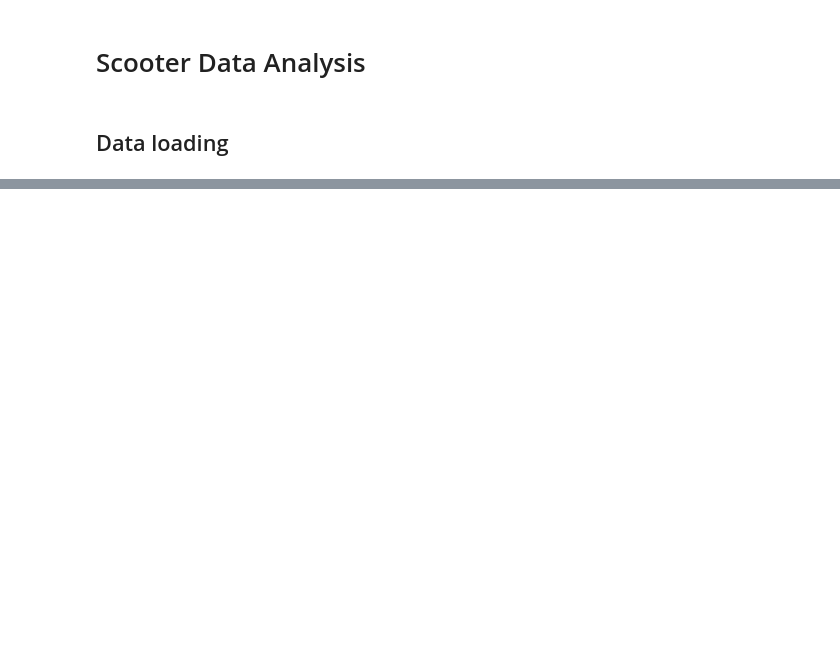
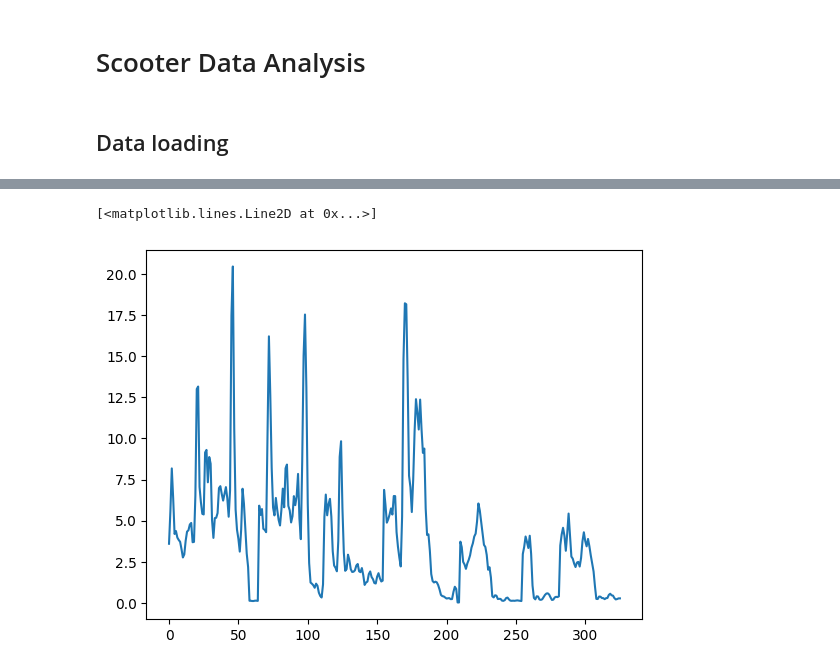
Before and after one commit to Scooter-Danger-Drive-Detection/Scooter-Data-Analysis, a Jupyter notebook: Mark's notebook.ipynb, the cells around one changed output, grey strips where cells are left out. Drawn from its saved outputs; the diff is of its cells as text; code cells hidden in the pictures; blank space fills up the shorter version.

```diff
--- a/Mark's notebook.ipynb
+++ b/Mark's notebook.ipynb
@@ -67,0 +92,5 @@ df
+# %%
+plt.plot(df["average_acceleration"])
+# %% [output]
+[<matplotlib.lines.Line2D at 0x...>]
+[figure, added]
```
Also changed, not shown: parts of 32 cells of this notebook, 1 other file.
